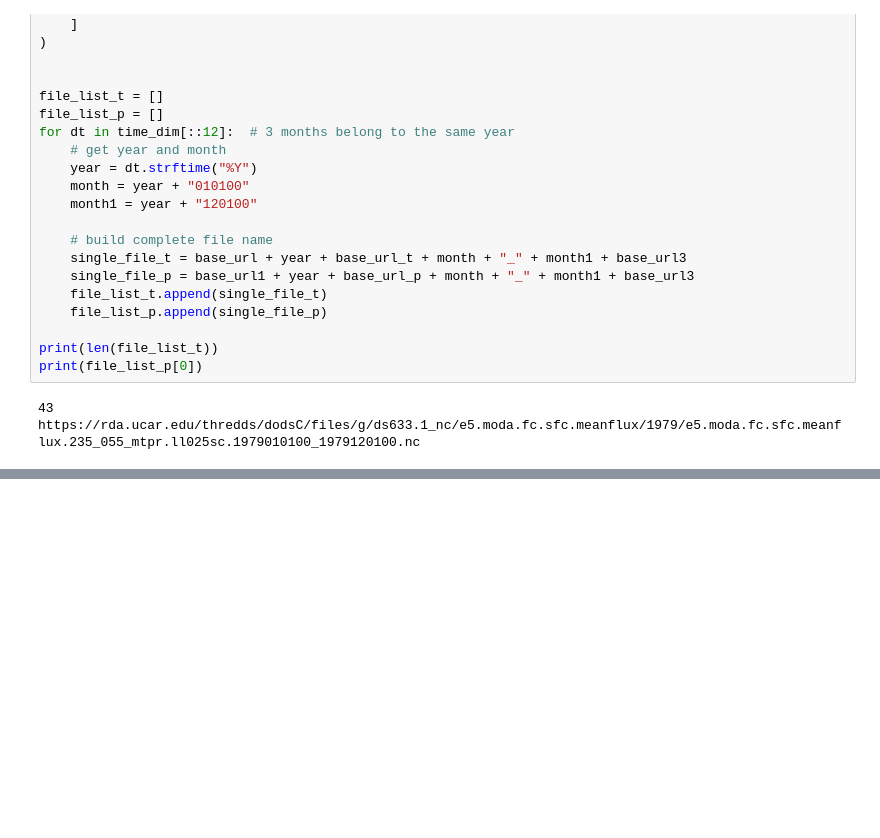
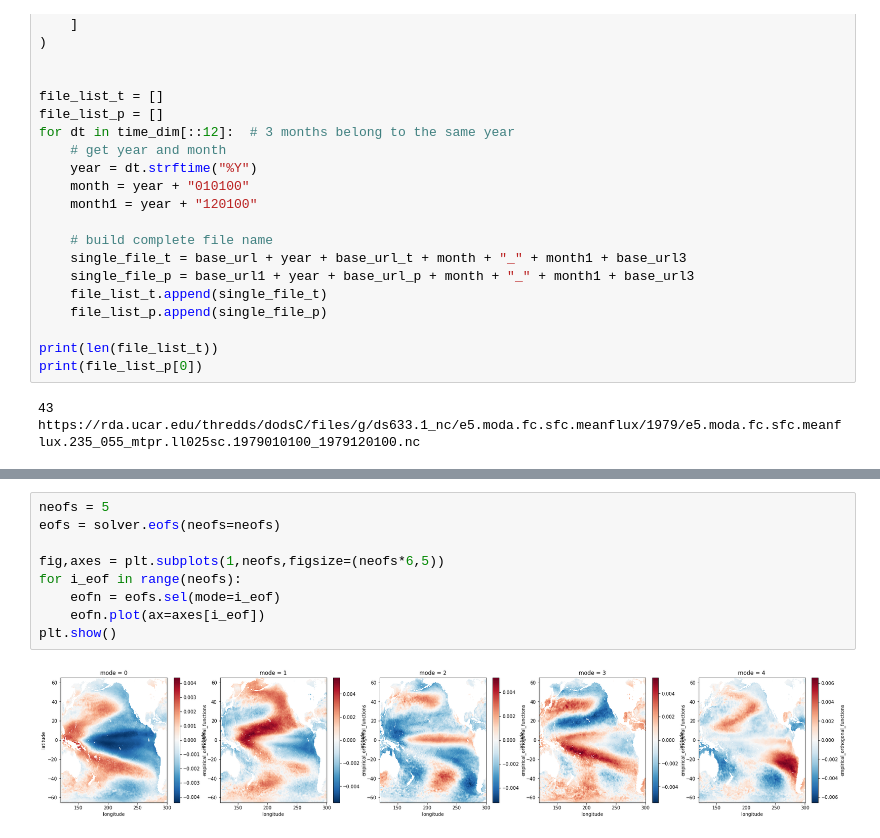
Before and after one commit to atmsillinois/time-series-and-eofs-MingshiYangUIUC, a Jupyter notebook: hw4.ipynb, the cells around one changed output, grey strips where cells are left out. Cells and saved outputs as stored; diff of their text form; blank space fills up the shorter version.

```diff
--- a/hw4.ipynb
+++ b/hw4.ipynb
@@ -138,0 +182,11 @@ Data variables:
+# %%
+neofs = 5
+eofs = solver.eofs(neofs=neofs)
+
+fig,axes = plt.subplots(1,neofs,figsize=(neofs*6,5))
+for i_eof in range(neofs):
+    eofn = eofs.sel(mode=i_eof)
+    eofn.plot(ax=axes[i_eof])
+plt.show()
+# %% [output]
+[figure, added]
```
Also changed, not shown: parts of 16 cells of this notebook, 1 other file.
